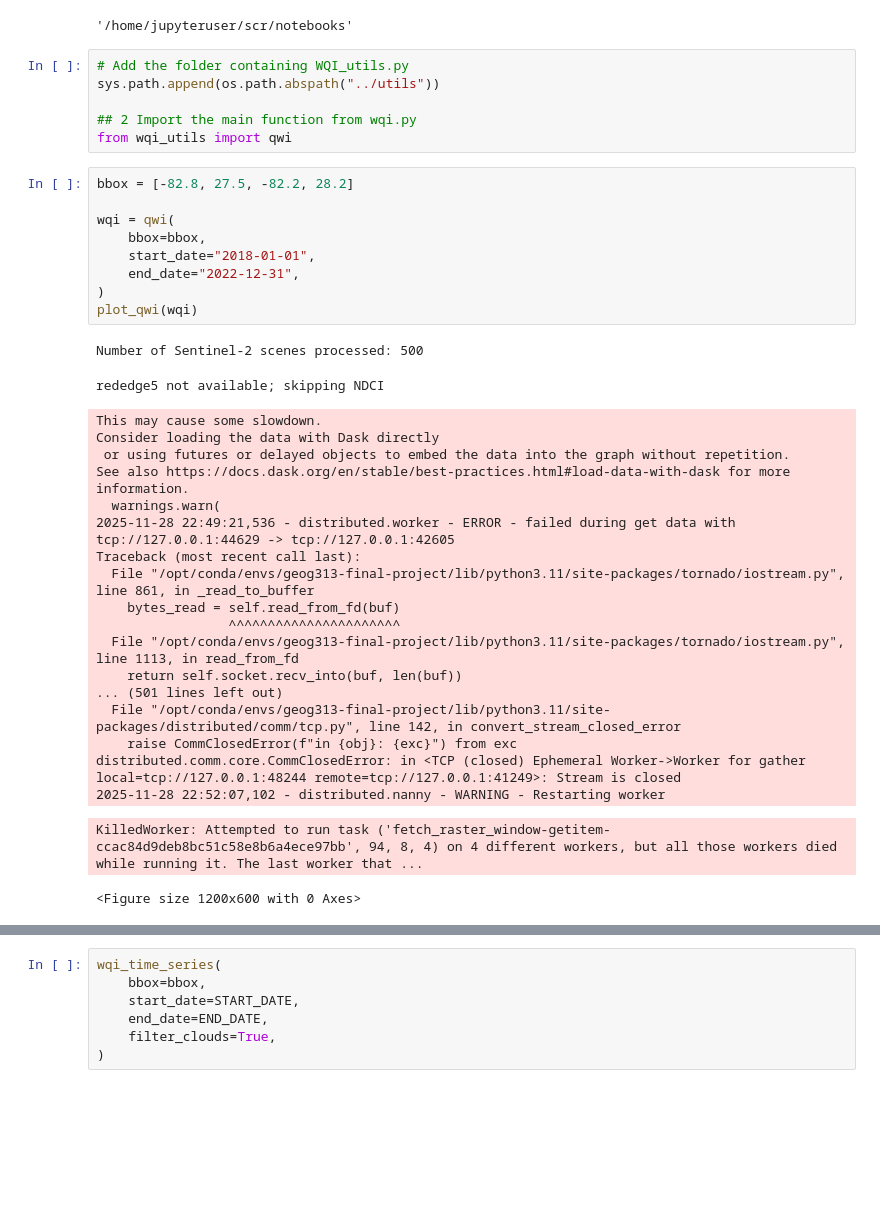
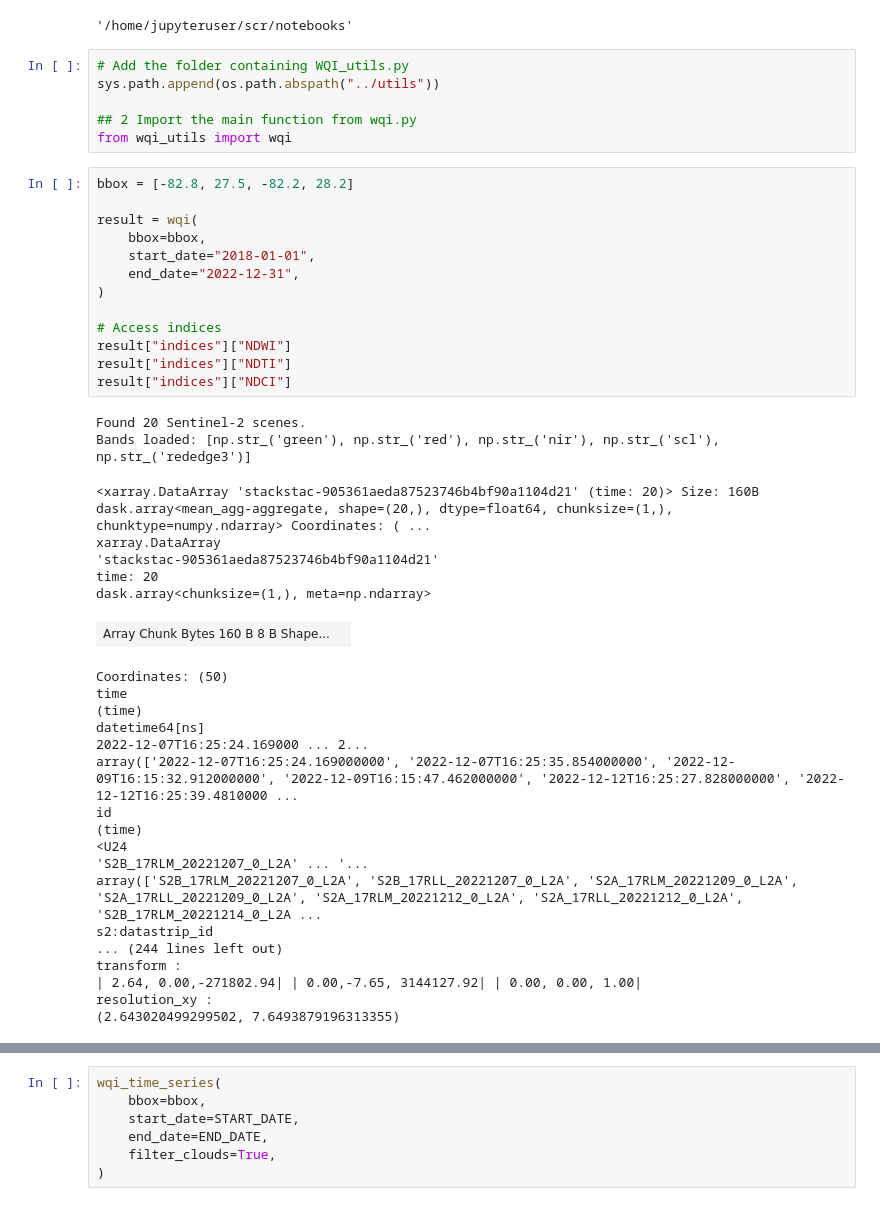
Before and after one commit to Gracey0201/tampa-bay-water-quality, a Jupyter notebook: scr/notebooks/WQI.ipynb, the cells around one changed output, grey strips where cells are left out. Cells and saved outputs as stored; diff of their text form; blank space fills up the shorter version.

```diff
--- a/scr/notebooks/WQI.ipynb
+++ b/scr/notebooks/WQI.ipynb
@@ -44,35 +56,43 @@ os.getcwd()
 sys.path.append(os.path.abspath("../utils"))
 
 ## 2 Import the main function from wqi.py
-from wqi_utils import qwi
+from wqi_utils import wqi
 # %%
 bbox = [-82.8, 27.5, -82.2, 28.2]
 
-wqi = qwi(
+result = wqi(
     bbox=bbox,
     start_date="2018-01-01",
     end_date="2022-12-31",
 )
-plot_qwi(wqi)
+
+# Access indices
+result["indices"]["NDWI"]
+result["indices"]["NDTI"]
+result["indices"]["NDCI"]
 # %% [output]
-Number of Sentinel-2 scenes processed: 500
+Found 20 Sentinel-2 scenes.
+Bands loaded: [np.str_('green'), np.str_('red'), np.str_('nir'), np.str_('scl'), np.str_('rededge3')]
-rededge5 not available; skipping NDCI
+<xarray.DataArray 'stackstac-905361aeda87523746b4bf90a1104d21' (time: 20)> Size: 160B dask.array<mean_agg-aggregate, shape=(20,), dtype=float64, chunksize=(1,), chunktype=numpy.ndarray> Coordinates: ( ...
+xarray.DataArray
+'stackstac-905361aeda87523746b4bf90a1104d21'
+time: 20
+dask.array<chunksize=(1,), meta=np.ndarray>
+| Array Chunk Bytes 160 B 8 B Shape... |  |
-This may cause some slowdown.
-Consider loading the data with Dask directly
- or using futures or delayed objects to embed the data into the graph without repetition.
-See also https://docs.dask.org/en/stable/best-practices.html#load-data-with-dask for more information.
-  warnings.warn(
-2025-11-28 22:49:21,536 - distributed.worker - ERROR - failed during get data with tcp://127.0.0.1:44629 -> tcp://127.0.0.1:42605
-Traceback (most recent call last):
-  File "/opt/conda/envs/geog313-final-project/lib/python3.11/site-packages/tornado/iostream.py", line 861, in _read_to_buffer
-    bytes_read = self.read_from_fd(buf)
-                 ^^^^^^^^^^^^^^^^^^^^^^
-  File "/opt/conda/envs/geog313-final-project/lib/python3.11/site-packages/tornado/iostream.py", line 1113, in read_from_fd
-    return self.socket.recv_into(buf, len(buf))
-... (501 lines left out)
-  File "/opt/conda/envs/geog313-final-project/lib/python3.11/site-packages/distributed/comm/tcp.py", line 142, in convert_stream_closed_error
-    raise CommClosedError(f"in {obj}: {exc}") from exc
-distributed.comm.core.CommClosedError: in <TCP (closed) Ephemeral Worker->Worker for gather local=tcp://127.0.0.1:48244 remote=tcp://127.0.0.1:41249>: Stream is closed
-2025-11-28 22:52:07,102 - distributed.nanny - WARNING - Restarting worker
+Coordinates: (50)
+time
+(time)
+datetime64[ns]
+2022-12-07T16:25:24.169000 ... 2...
+array(['2022-12-07T16:25:24.169000000', '2022-12-07T16:25:35.854000000', '2022-12-09T16:15:32.912000000', '2022-12-09T16:15:47.462000000', '2022-12-12T16:25:27.828000000', '2022-12-12T16:25:39.4810000 ...
+id
+(time)
+<U24
+'S2B_17RLM_20221207_0_L2A' ... '...
+array(['S2B_17RLM_20221207_0_L2A', 'S2B_17RLL_20221207_0_L2A', 'S2A_17RLM_20221209_0_L2A', 'S2A_17RLL_20221209_0_L2A', 'S2A_17RLM_20221212_0_L2A', 'S2A_17RLL_20221212_0_L2A', 'S2B_17RLM_20221214_0_L2A ...
+s2:datastrip_id
+... (244 lines left out)
+transform :
+| 2.64, 0.00,-271802.94| | 0.00,-7.65, 3144127.92| | 0.00, 0.00, 1.00|
+resolution_xy :
+(2.643020499299502, 7.6493879196313355)
-KilledWorker: Attempted to run task ('fetch_raster_window-getitem-ccac84d9deb8bc51c58e8b6a4ece97bb', 94, 8, 4) on 4 different workers, but all those workers died while running it. The last worker that ...
-<Figure size 1200x600 with 0 Axes>
```
Also changed, not shown: parts of 3 cells of this notebook.
